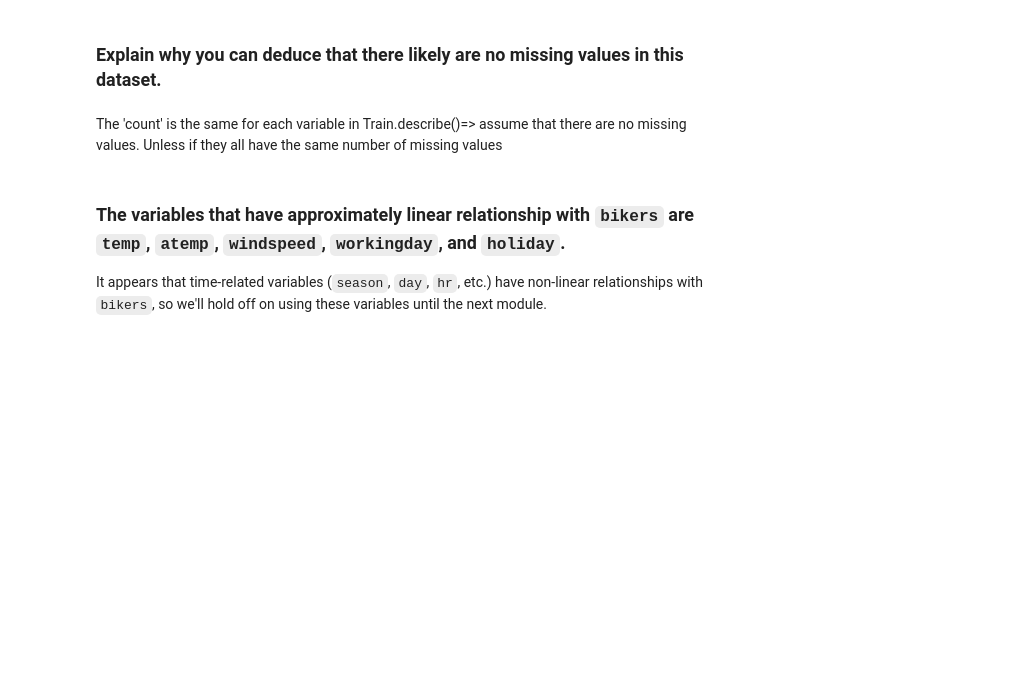
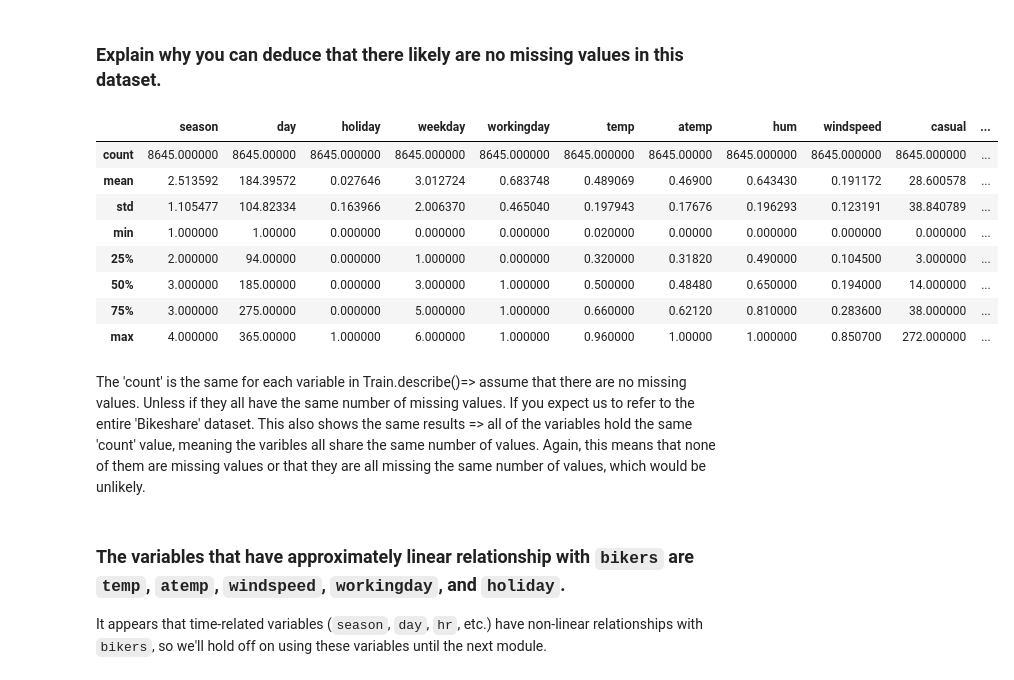
Before and after one commit to benjiezastavker-star/code_2600, a Jupyter notebook: mod04_linear.ipynb, the cells around one changed output. Saved outputs shown, nothing was run; the diff lists cells and outputs as text; code cells hidden in the pictures; blank space fills up the shorter version.

```diff
--- a/mod04_linear.ipynb
+++ b/mod04_linear.ipynb
@@ -117,8 +117,20 @@ for j in range(len(X_train.columns)):
 [figure]
 # %% [markdown]
 ### Explain why you can deduce that there likely are no missing values in this dataset.
+# %%
+Bikeshare.describe()
+# %% [output]
+|  | season | day | holiday | weekday | workingday | temp | atemp | hum | windspeed | casual | ... |
+| count | 8645.000000 | 8645.00000 | 8645.000000 | 8645.000000 | 8645.000000 | 8645.000000 | 8645.00000 | 8645.000000 | 8645.000000 | 8645.000000 | ... |
+| mean | 2.513592 | 184.39572 | 0.027646 | 3.012724 | 0.683748 | 0.489069 | 0.46900 | 0.643430 | 0.191172 | 28.600578 | ... |
+| std | 1.105477 | 104.82334 | 0.163966 | 2.006370 | 0.465040 | 0.197943 | 0.17676 | 0.196293 | 0.123191 | 38.840789 | ... |
+| min | 1.000000 | 1.00000 | 0.000000 | 0.000000 | 0.000000 | 0.020000 | 0.00000 | 0.000000 | 0.000000 | 0.000000 | ... |
+| 25% | 2.000000 | 94.00000 | 0.000000 | 1.000000 | 0.000000 | 0.320000 | 0.31820 | 0.490000 | 0.104500 | 3.000000 | ... |
+| 50% | 3.000000 | 185.00000 | 0.000000 | 3.000000 | 1.000000 | 0.500000 | 0.48480 | 0.650000 | 0.194000 | 14.000000 | ... |
+| 75% | 3.000000 | 275.00000 | 0.000000 | 5.000000 | 1.000000 | 0.660000 | 0.62120 | 0.810000 | 0.283600 | 38.000000 | ... |
+| max | 4.000000 | 365.00000 | 1.000000 | 6.000000 | 1.000000 | 0.960000 | 1.00000 | 1.000000 | 0.850700 | 272.000000 | ... |
 # %% [markdown]
-The 'count' is the same for each variable in Train.describe()=> assume that there are no missing values. Unless if they all have the same number of missing values
+The 'count' is the same for each variable in Train.describe()=> assume that there are no missing values. Unless if they all have the same number of missing values. If you expect us to refer to the entire 'Bikeshare' dataset. This also shows the same results => all of the variables hold the same 'count' value, meaning the varibles all share the same number of values. Again, this means that none of them are missing values or that they are all missing the same number of values, which would be unlikely.
 # %% [markdown]
 ### The variables that have approximately linear relationship with `bikers` are `temp`, `atemp`, `windspeed`, `workingday`, and `holiday`.
 
```
